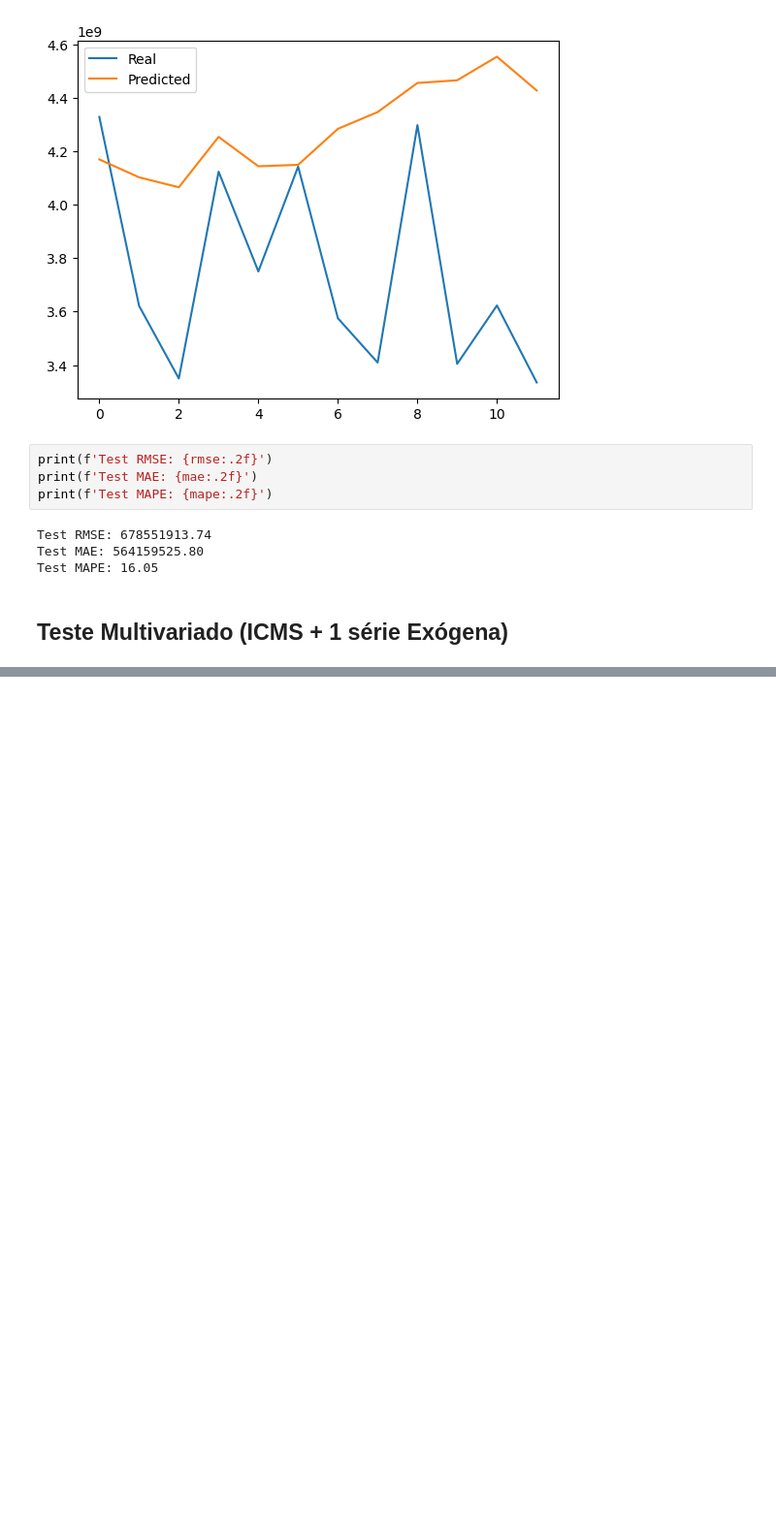
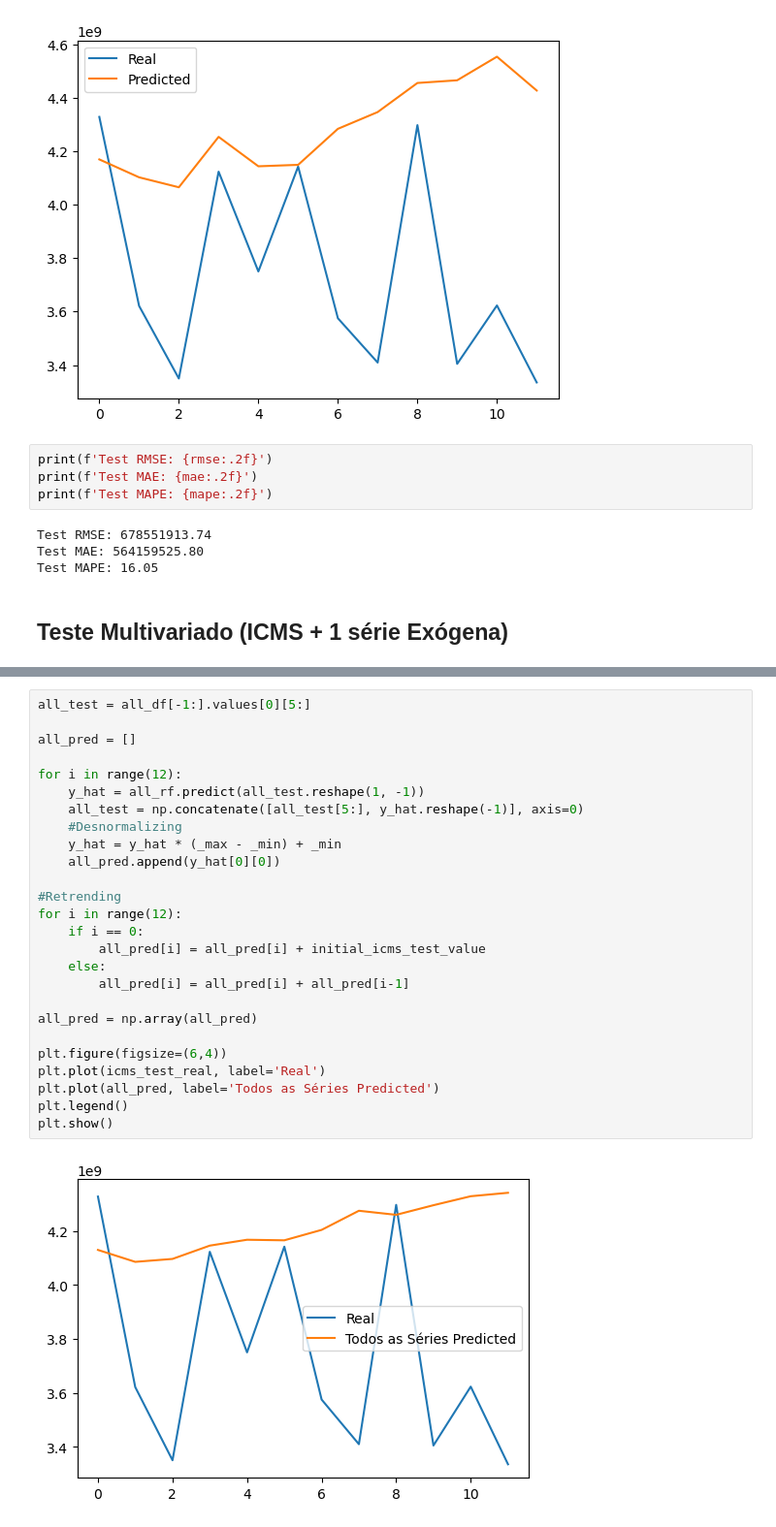
Before and after one commit to JPVercosa/icms-prediction, a Jupyter notebook: notebooks/random_forest.ipynb, the cells around one changed output, grey strips where cells are left out. Shown at 97% size. Cells and saved outputs as stored; diff of their text form; blank space fills up the shorter version.

```diff
--- a/notebooks/random_forest.ipynb
+++ b/notebooks/random_forest.ipynb
@@ -1153,3 +1160,31 @@ plt.show()
+# %%
+all_test = all_df[-1:].values[0][5:]
+
+all_pred = []
+
+for i in range(12):
+    y_hat = all_rf.predict(all_test.reshape(1, -1))
+    all_test = np.concatenate([all_test[5:], y_hat.reshape(-1)], axis=0)
+    #Desnormalizing
+    y_hat = y_hat * (_max - _min) + _min
+    all_pred.append(y_hat[0][0])
+
+#Retrending
+for i in range(12):
+    if i == 0:
+        all_pred[i] = all_pred[i] + initial_icms_test_value
+    else:
+        all_pred[i] = all_pred[i] + all_pred[i-1]
+
+all_pred = np.array(all_pred)
+
+plt.figure(figsize=(6,4))
+plt.plot(icms_test_real, label='Real')
+plt.plot(all_pred, label='Todos as Séries Predicted')
+plt.legend()
+plt.show()
+# %% [output]
+[figure, added]
 # %%
 print_results('Testes: CB + ICMS Multivariado ', cb_pred, icms_test_real)
 print_results('Testes: CB + ICMS Multivariado Otimizado', opt_cb_pred, icms_test_real)
```
Also changed, not shown: parts of 2 cells of this notebook.
